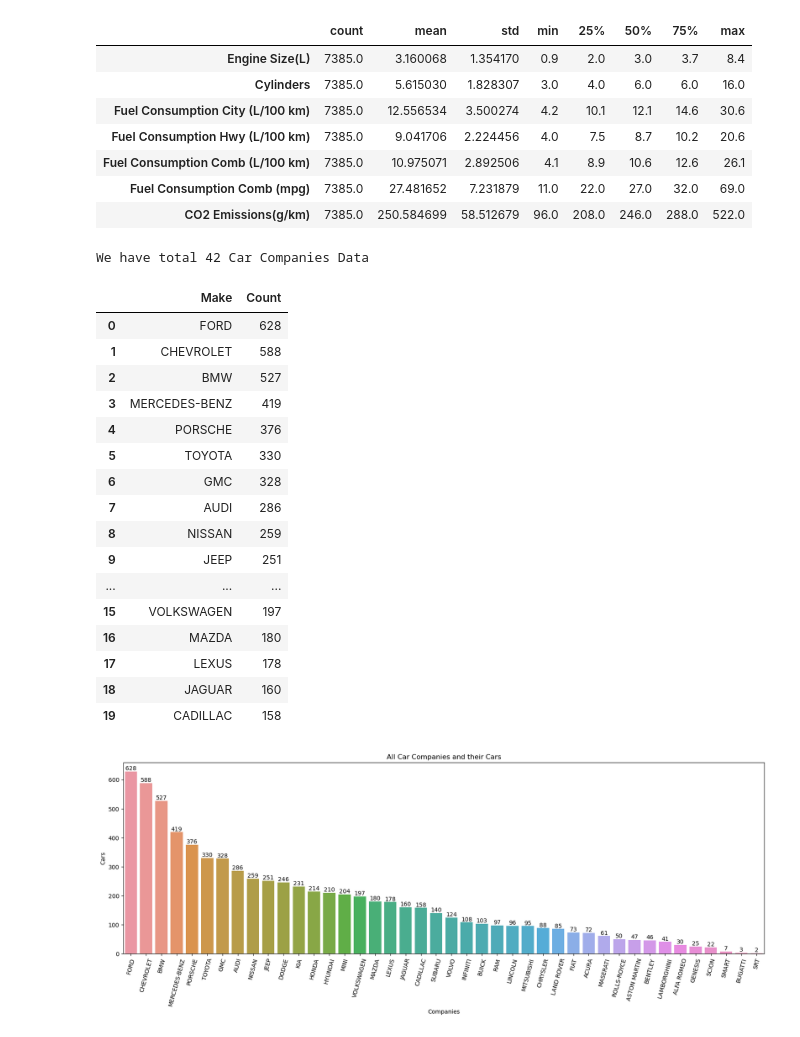
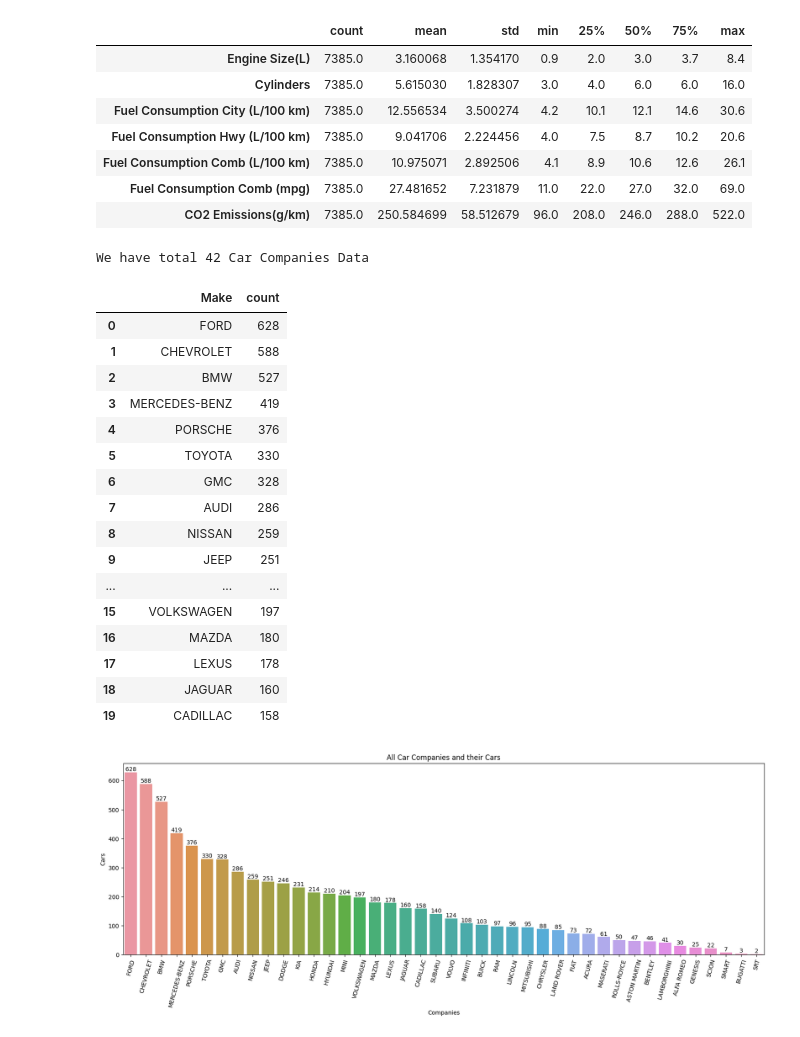
Before and after one commit to trungbf1/CO2_Emissions, a Jupyter notebook: notebooka4ebf55598.ipynb, the cells around one changed output. Saved outputs shown, nothing was run; the diff lists cells and outputs as text; code cells hidden in the pictures.

```diff
--- a/notebooka4ebf55598.ipynb
+++ b/notebooka4ebf55598.ipynb
@@ -8,7 +8,7 @@ from scipy.special import boxcox1p
 import seaborn as sns
 import matplotlib.pyplot as plt
 # %%
-df  = pd.read_csv("/kaggle/input/co2-emission-by-vehicles/CO2 Emissions_Canada.csv")
+df  = pd.read_csv("CO2 Emissions_Canada.csv")
 # %%
 df
 # %% [output]
@@ -81,11 +81,11 @@ df.describe().T
 | CO2 Emissions(g/km) | 7385.0 | 250.584699 | 58.512679 | 96.0 | 208.0 | 246.0 | 288.0 | 522.0 |
 # %%
 print("We have total",len(df['Make'].unique()),"Car Companies Data")
-df_brand = df['Make'].value_counts().reset_index().rename(columns={'index':'Make','Make':'Count'})
+df_brand = df['Make'].value_counts().reset_index().rename(columns={'index':'Make','Make':'Make'})
 df_brand.head(20)
 # %% [output]
 We have total 42 Car Companies Data
-|  | Make | Count |
+|  | Make | count |
 | 0 | FORD | 628 |
 | 1 | CHEVROLET | 588 |
 | 2 | BMW | 527 |
```
Also changed, not shown: parts of 65 cells of this notebook.
